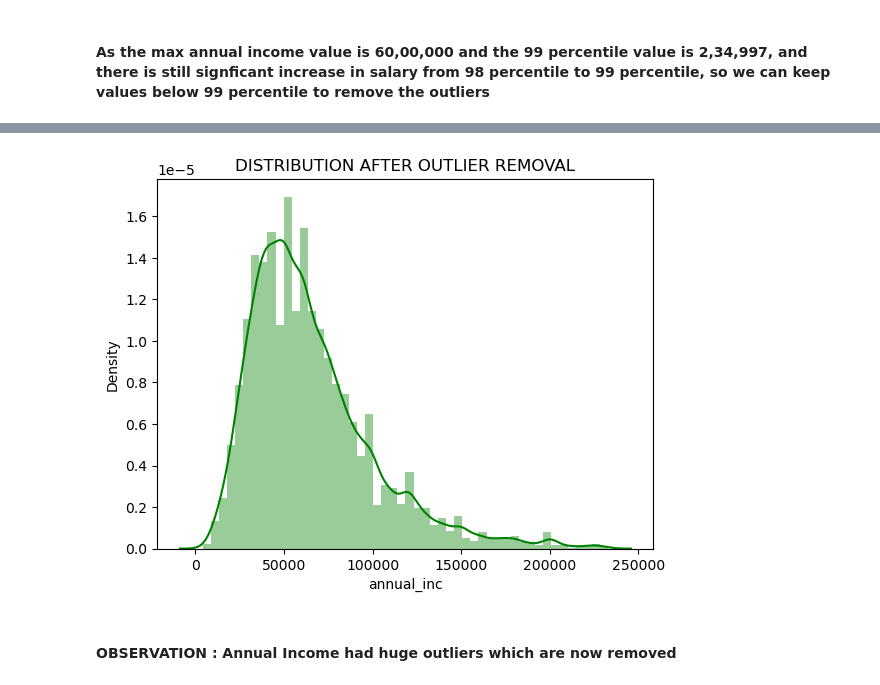
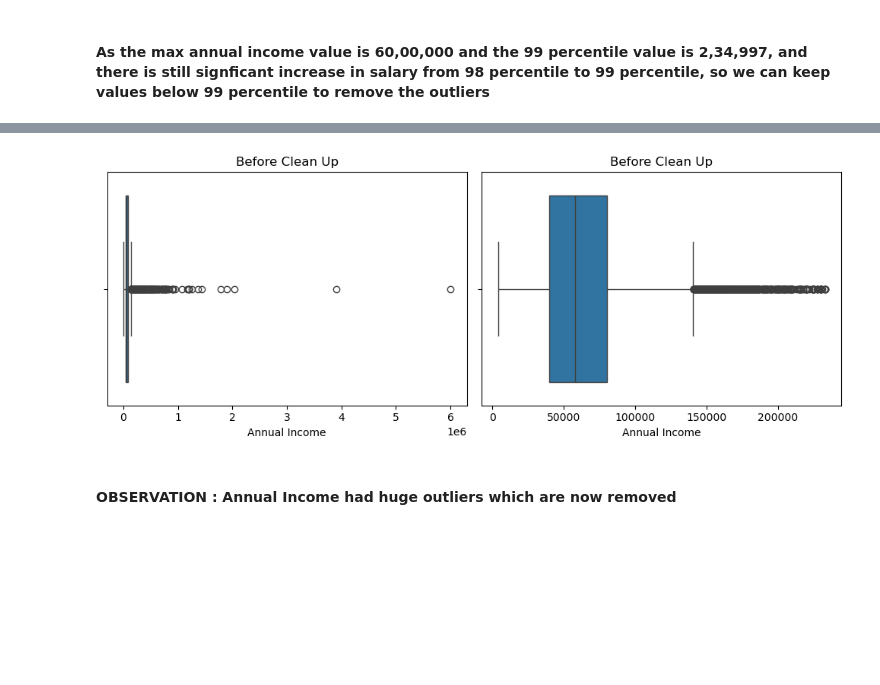
Before and after one commit to jitesh0034/lending_club_casestudy, a Jupyter notebook: Jitesh_Khurana.ipynb, the cells around one changed output, grey strips where cells are left out. Saved outputs shown, nothing was run; the diff lists cells and outputs as text; code cells hidden in the pictures; blank space fills up the shorter version.

```diff
--- a/Jitesh_Khurana.ipynb
+++ b/Jitesh_Khurana.ipynb
@@ -277,10 +287,22 @@ sns.boxplot(x=data['annual_inc'])
-# %%
-# Dist plot to affirm outlier removal
-sns.distplot(data['annual_inc'], color='green')
-plt.title('DISTRIBUTION AFTER OUTLIER REMOVAL')
-plt.show()
-# %% [output]
-[figure, removed]
+# %%
+fig, axes = plt.subplots(nrows=1, ncols=2, figsize=(10, 4))
+# Plot the distplot on the first subplot
+sns.boxplot(x= data_bk_latest.annual_inc, ax=axes[0])
+axes[0].set_title("Before Clean Up")
+axes[0].set_xlabel("Annual Income")
+
+# Plot the boxplot on the second subplot
+sns.boxplot(x=data.annual_inc, ax=axes[1])
+axes[1].set_title("Before Clean Up")
+axes[1].set_xlabel("Annual Income")
+
+# Adjust spacing between subplots
+plt.tight_layout()
+
+# Show the plot
+plt.show()
+# %% [output]
+[figure, added]
 # %% [markdown]
 #### OBSERVATION : Annual Income had huge outliers which are now removed
 # %% [markdown]
```
Also changed, not shown: parts of 6 cells of this notebook, 3 other files.
